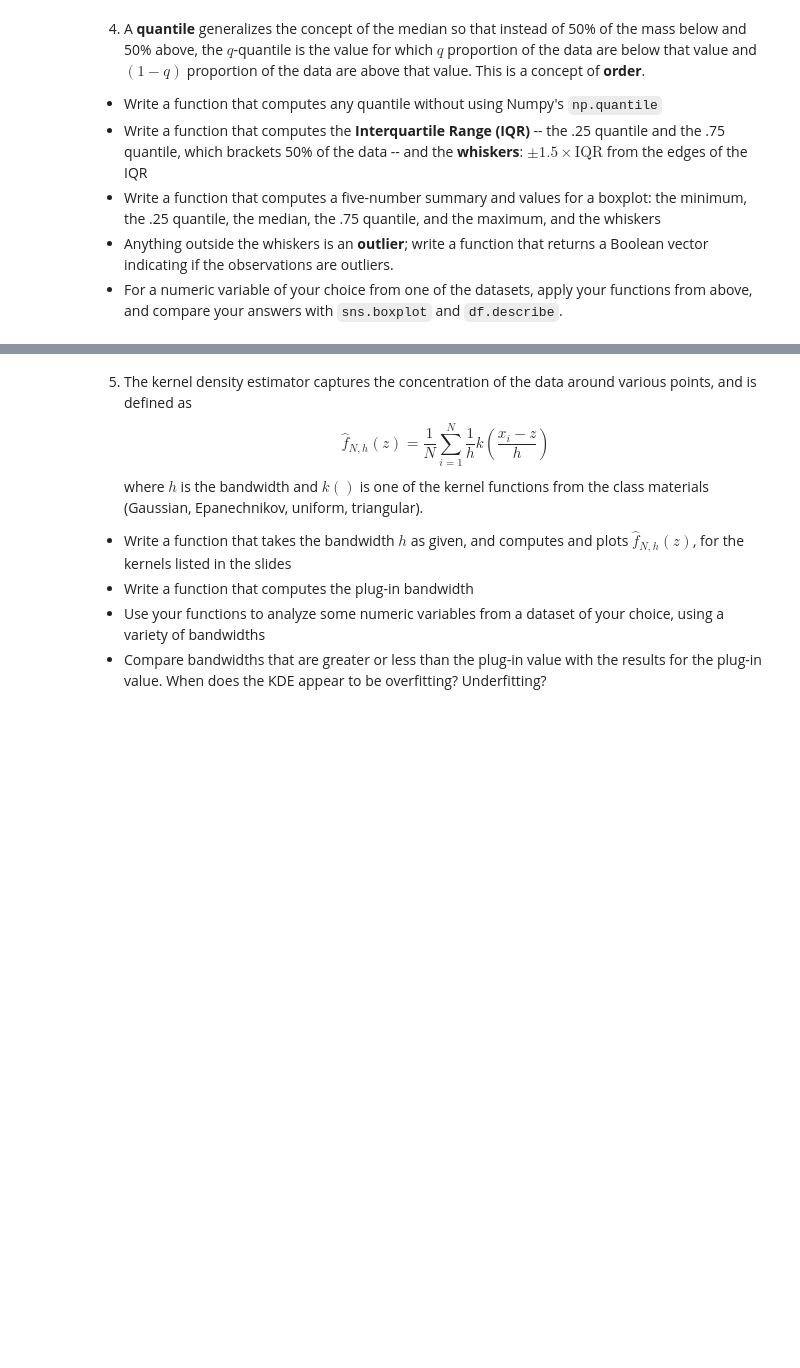
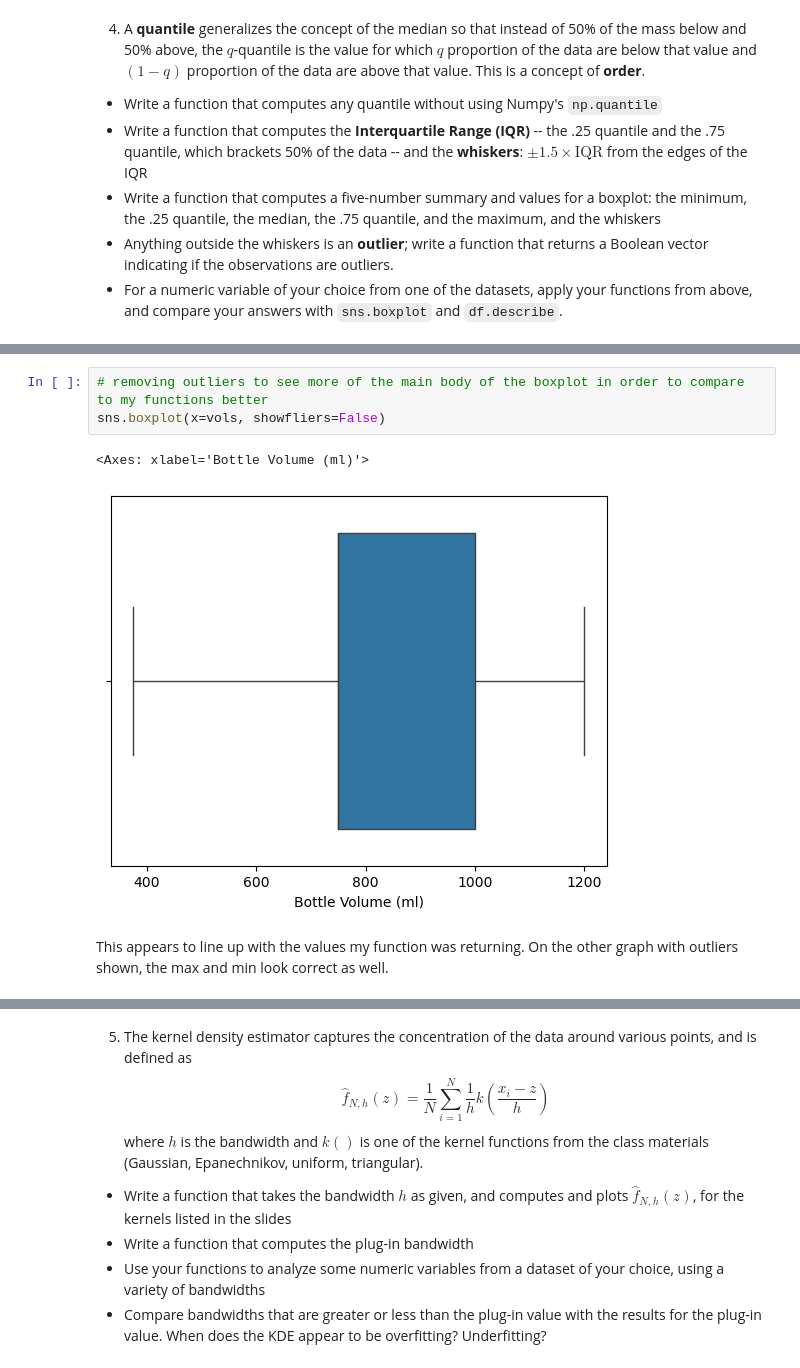
Before and after one commit to rtbaum/DS-5030, a Jupyter notebook: assignment_2-2.ipynb, the cells around one changed output, grey strips where cells are left out. Cells and saved outputs as stored; diff of their text form; blank space fills up the shorter version.

```diff
--- a/assignment_2-2.ipynb
+++ b/assignment_2-2.ipynb
@@ -167,0 +272,8 @@ for N in (3,30,300,3000):
+# %%
+# removing outliers to see more of the main body of the boxplot in order to compare to my functions better
+sns.boxplot(x=vols, showfliers=False)
+# %% [output]
+<Axes: xlabel='Bottle Volume (ml)'>
+[figure, added]
+# %% [markdown]
+This appears to line up with the values my function was returning. On the other graph with outliers shown, the max and min look correct as well.
```
Also changed, not shown: parts of 13 cells of this notebook.
